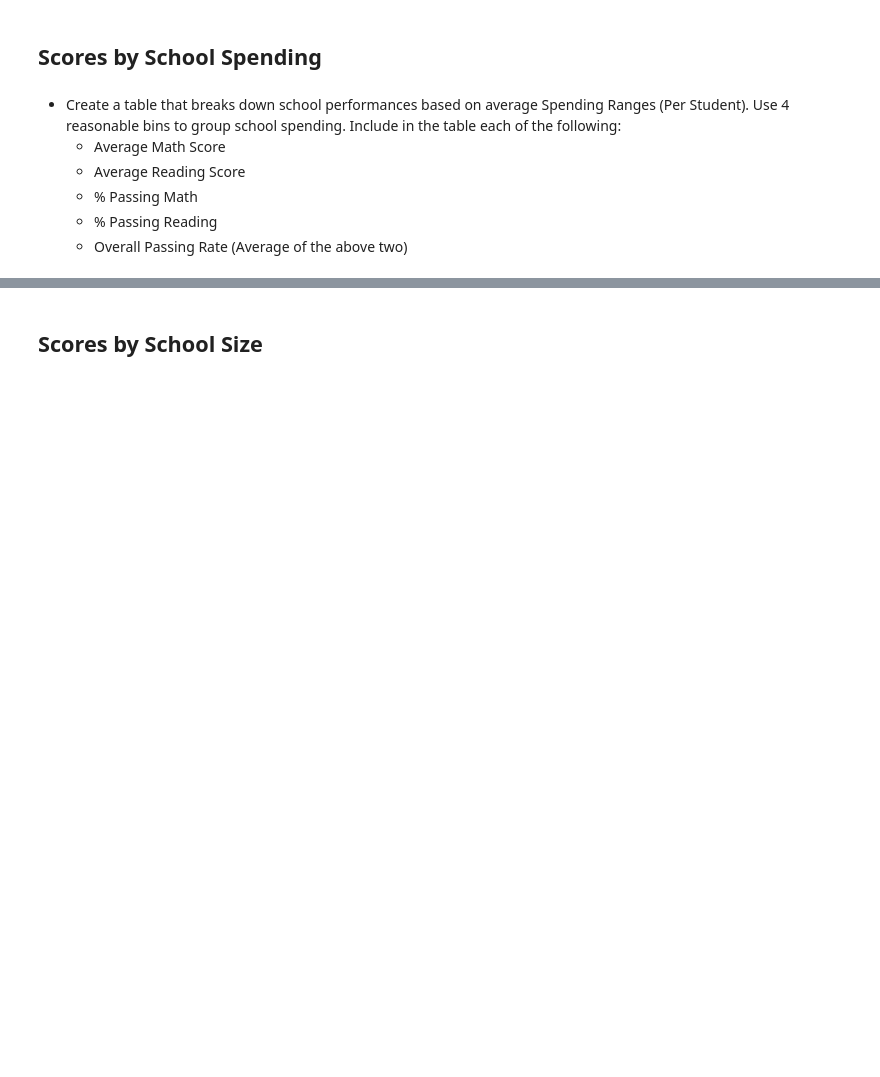
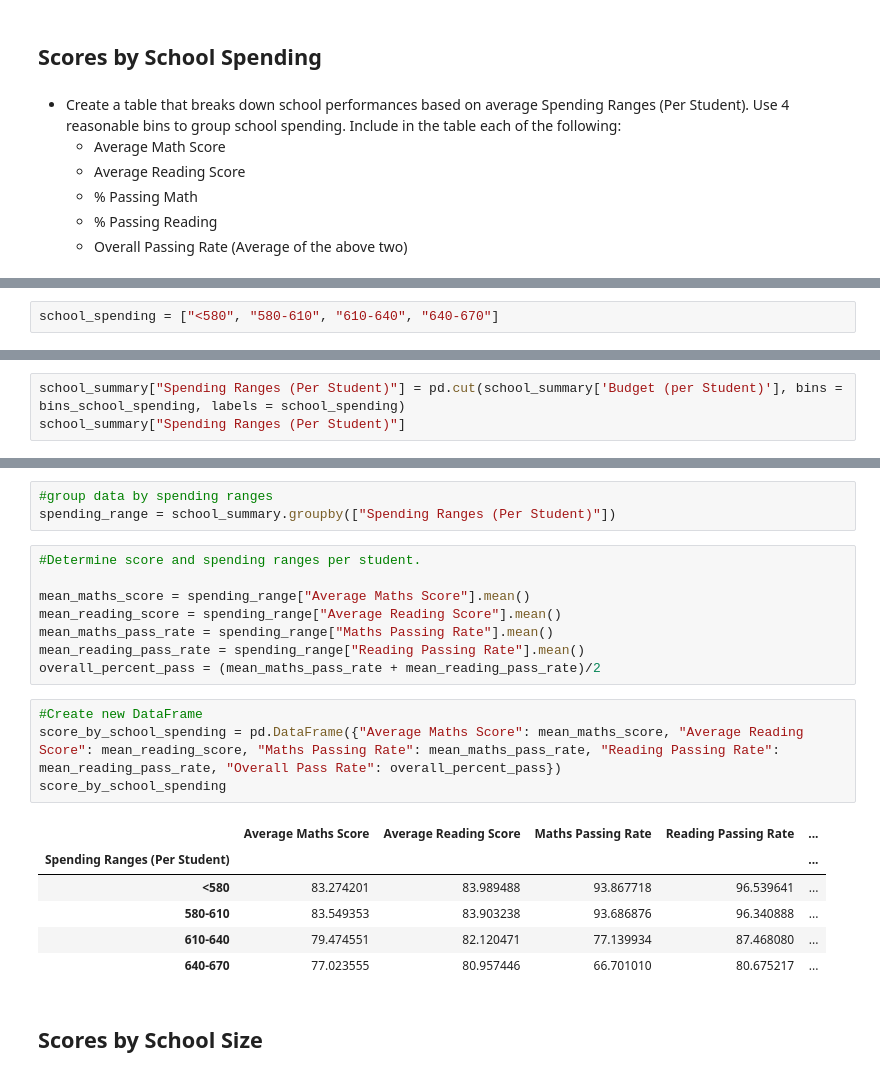
Before and after one commit to nickkyklausng/pandas-challenge, a Jupyter notebook: 02-Homework_04-Pandas_Instructions_PyCitySchools_PyCitySchools_starter.ipynb, the cells around one changed output, grey strips where cells are left out. Saved outputs shown, nothing was run; the diff lists cells and outputs as text; blank space fills up the shorter version.

```diff
--- a/02-Homework_04-Pandas_Instructions_PyCitySchools_PyCitySchools_starter.ipynb
+++ b/02-Homework_04-Pandas_Instructions_PyCitySchools_PyCitySchools_starter.ipynb
@@ -574,0 +590,2 @@ grade_summary_reading
+# %%
+school_spending = ["<580", "580-610", "610-640", "640-670"]
@@ -574,0 +599,3 @@ grade_summary_reading
+# %%
+school_summary["Spending Ranges (Per Student)"] = pd.cut(school_summary['Budget (per Student)'], bins = bins_school_spending, labels = school_spending)
+school_summary["Spending Ranges (Per Student)"]
@@ -575,3 +620,25 @@ grade_summary_reading
+# %%
+#group data by spending ranges
+spending_range = school_summary.groupby(["Spending Ranges (Per Student)"])
+# %%
+#Determine score and spending ranges per student.
+
+mean_maths_score = spending_range["Average Maths Score"].mean()
+mean_reading_score = spending_range["Average Reading Score"].mean()
+mean_maths_pass_rate = spending_range["Maths Passing Rate"].mean()
+mean_reading_pass_rate = spending_range["Reading Passing Rate"].mean()
+overall_percent_pass = (mean_maths_pass_rate + mean_reading_pass_rate)/2
+# %%
+#Create new DataFrame
+score_by_school_spending = pd.DataFrame({"Average Maths Score": mean_maths_score, "Average Reading Score": mean_reading_score, "Maths Passing Rate": mean_maths_pass_rate, "Reading Passing Rate": mean_reading_pass_rate, "Overall Pass Rate": overall_percent_pass})
+score_by_school_spending
+# %% [output]
+|  | Average Maths Score | Average Reading Score | Maths Passing Rate | Reading Passing Rate | ... |
+| Spending Ranges (Per Student) |  |  |  |  | ... |
+| <580 | 83.274201 | 83.989488 | 93.867718 | 96.539641 | ... |
+| 580-610 | 83.549353 | 83.903238 | 93.686876 | 96.340888 | ... |
+| 610-640 | 79.474551 | 82.120471 | 77.139934 | 87.468080 | ... |
+| 640-670 | 77.023555 | 80.957446 | 66.701010 | 80.675217 | ... |
 # %% [markdown]
 ## Scores by School Size
 # %% [markdown]
```
Also changed, not shown: parts of 12 cells of this notebook.
